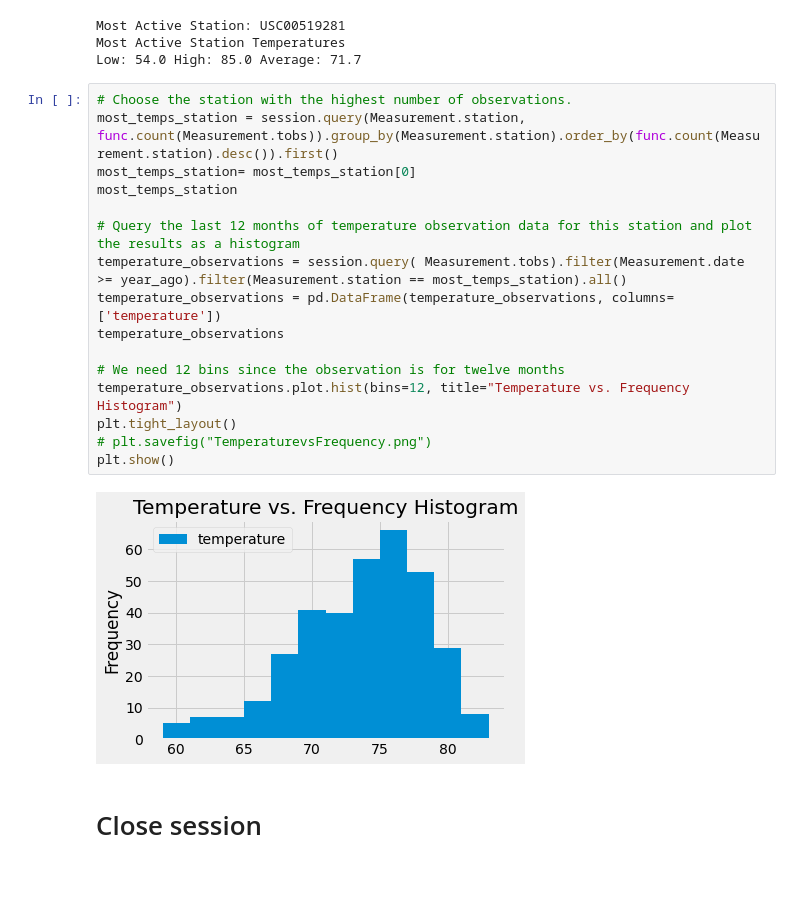
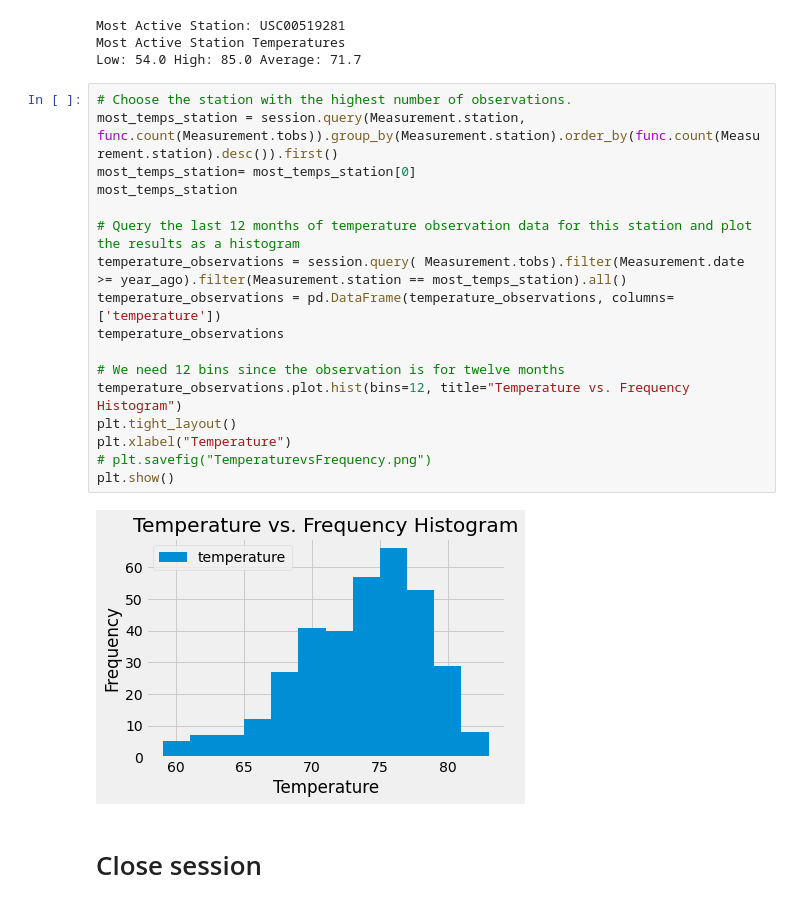
Before and after one commit to ShaeStringerJones/sqlalchemy-challenge, a Jupyter notebook: climate_starter.ipynb, the cells around one changed output. Saved outputs shown, nothing was run; the diff lists cells and outputs as text; blank space fills up the shorter version.

```diff
--- a/climate_starter.ipynb
+++ b/climate_starter.ipynb
@@ -130,21 +152,22 @@ Low: 54.0 High: 85.0 Average: 71.7
 # %%
 # Choose the station with the highest number of observations.
 most_temps_station = session.query(Measurement.station, func.count(Measurement.tobs)).group_by(Measurement.station).order_by(func.count(Measurement.station).desc()).first()
 most_temps_station= most_temps_station[0]
 most_temps_station
 
 # Query the last 12 months of temperature observation data for this station and plot the results as a histogram
 temperature_observations = session.query( Measurement.tobs).filter(Measurement.date >= year_ago).filter(Measurement.station == most_temps_station).all()
 temperature_observations = pd.DataFrame(temperature_observations, columns=['temperature'])
 temperature_observations
 
 # We need 12 bins since the observation is for twelve months
 temperature_observations.plot.hist(bins=12, title="Temperature vs. Frequency Histogram")
 plt.tight_layout()
+plt.xlabel("Temperature")
 # plt.savefig("TemperaturevsFrequency.png")
 plt.show()
 # %% [output]
-[figure, old version]
+[figure, new version]
 # %% [markdown]
 # Close session
 # %%
```
Also changed, not shown: parts of 2 cells of this notebook, 1 other file.
